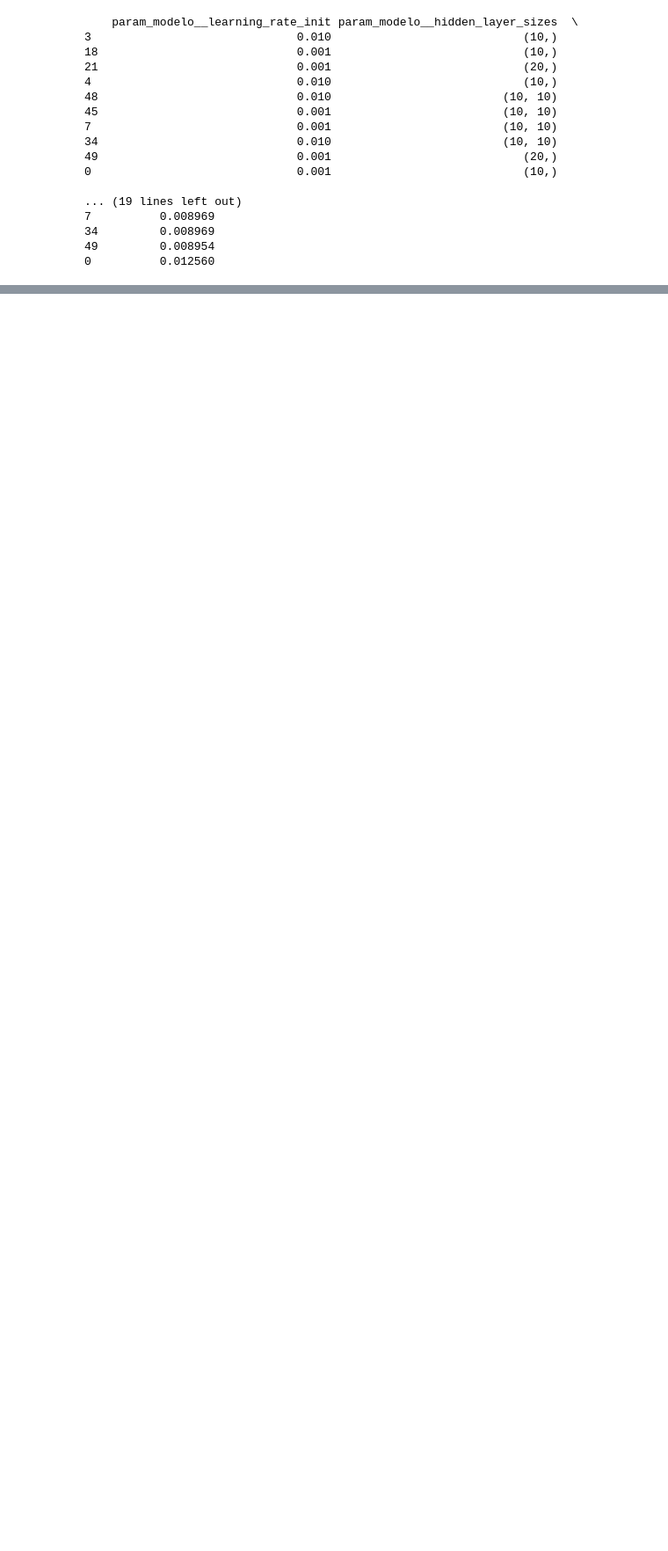
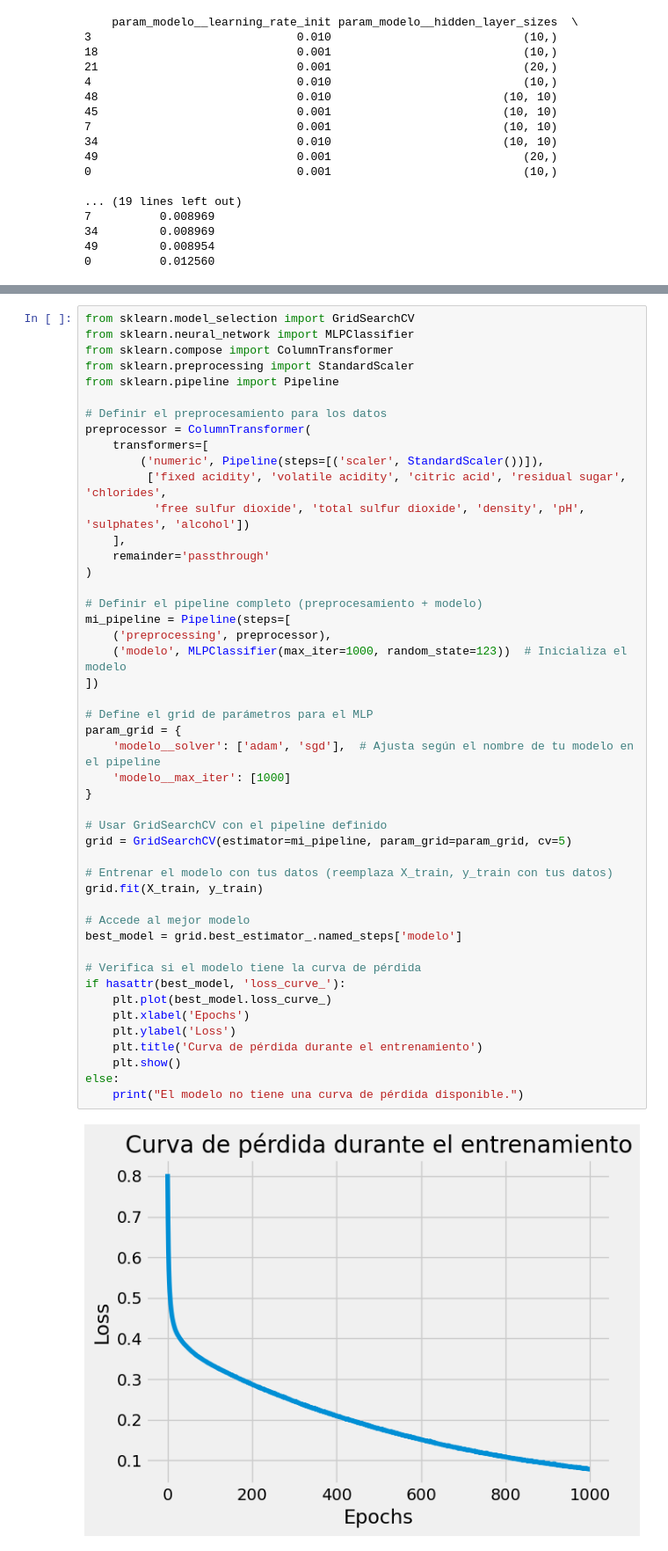
Before and after one commit to jeankrabbat/Trabajo-grupal-2, a Jupyter notebook: model.ipynb, the cells around one changed output, grey strips where cells are left out. Shown at 88% size. Cells and saved outputs as stored; diff of their text form; blank space fills up the shorter version.

```diff
--- a/model.ipynb
+++ b/model.ipynb
@@ -374,0 +636,49 @@ print(mejores_resultados)
+# %%
+from sklearn.model_selection import GridSearchCV
+from sklearn.neural_network import MLPClassifier
+from sklearn.compose import ColumnTransformer
+from sklearn.preprocessing import StandardScaler
+from sklearn.pipeline import Pipeline
+
+# Definir el preprocesamiento para los datos
+preprocessor = ColumnTransformer(
+    transformers=[
+        ('numeric', Pipeline(steps=[('scaler', StandardScaler())]),
+         ['fixed acidity', 'volatile acidity', 'citric acid', 'residual sugar', 'chlorides',
+          'free sulfur dioxide', 'total sulfur dioxide', 'density', 'pH', 'sulphates', 'alcohol'])
+    ],
+    remainder='passthrough'
+)
+
+# Definir el pipeline completo (preprocesamiento + modelo)
+mi_pipeline = Pipeline(steps=[
+    ('preprocessing', preprocessor),
+    ('modelo', MLPClassifier(max_iter=1000, random_state=123))  # Inicializa el modelo
+])
+
+# Define el grid de parámetros para el MLP
+param_grid = {
+    'modelo__solver': ['adam', 'sgd'],  # Ajusta según el nombre de tu modelo en el pipeline
+    'modelo__max_iter': [1000]
+}
+
+# Usar GridSearchCV con el pipeline definido
+grid = GridSearchCV(estimator=mi_pipeline, param_grid=param_grid, cv=5)
+
+# Entrenar el modelo con tus datos (reemplaza X_train, y_train con tus datos)
+grid.fit(X_train, y_train)
+
+# Accede al mejor modelo
+best_model = grid.best_estimator_.named_steps['modelo']
+
+# Verifica si el modelo tiene la curva de pérdida
+if hasattr(best_model, 'loss_curve_'):
+    plt.plot(best_model.loss_curve_)
+    plt.xlabel('Epochs')
+    plt.ylabel('Loss')
+    plt.title('Curva de pérdida durante el entrenamiento')
+    plt.show()
+else:
+    print("El modelo no tiene una curva de pérdida disponible.")
+# %% [output]
+[figure, added]
```
Also changed, not shown: parts of 5 cells of this notebook.
